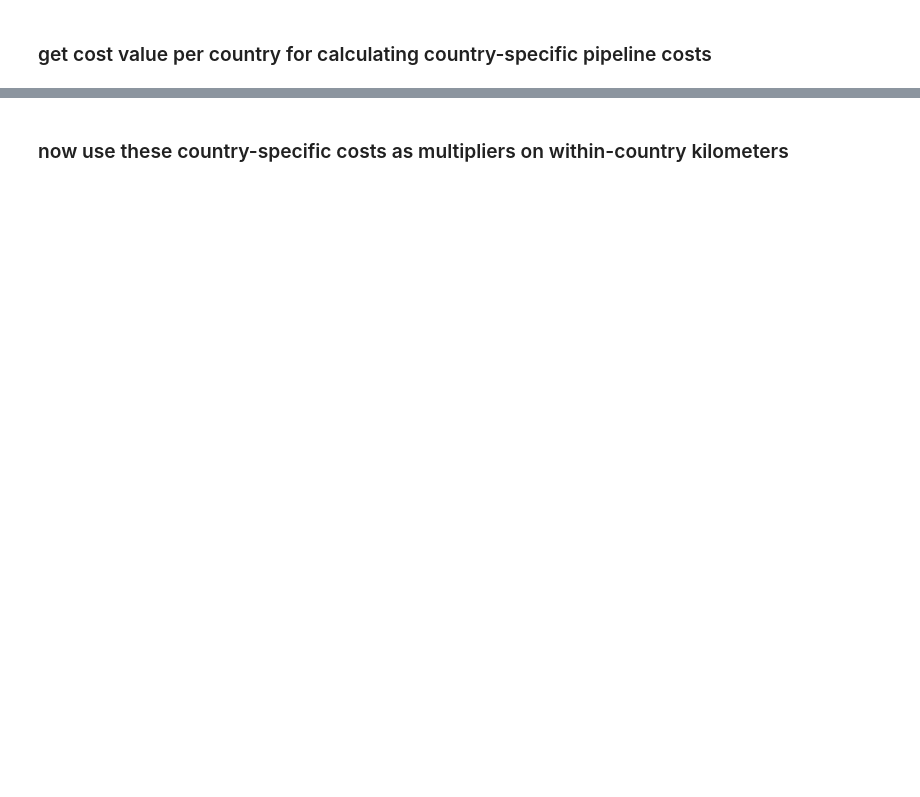
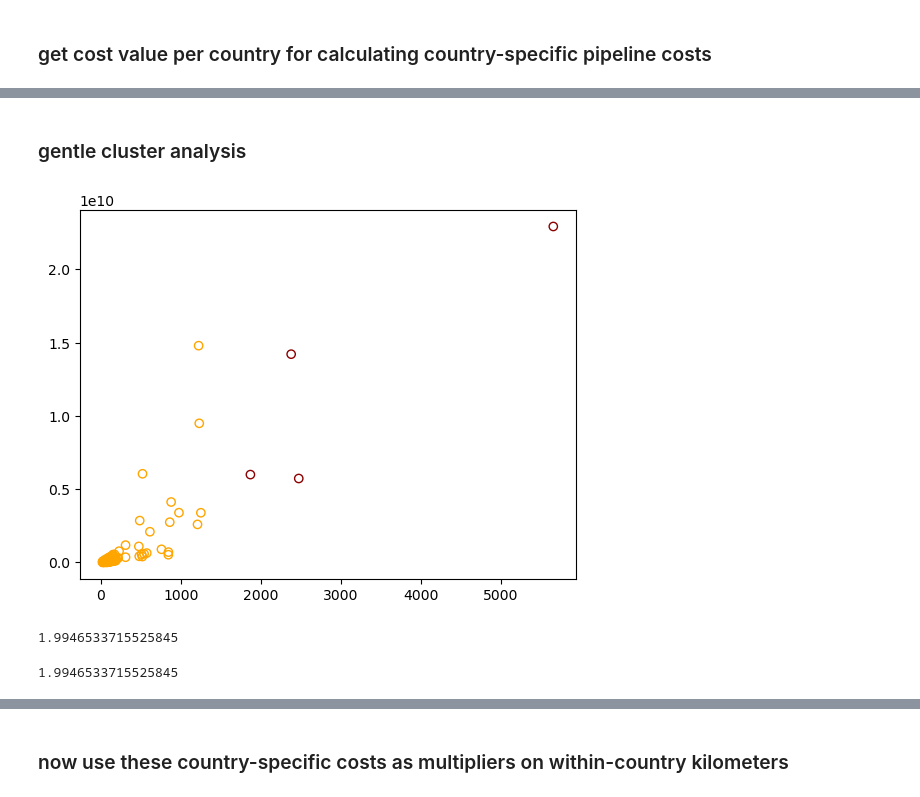
Before and after one commit to GlobalEnergyMonitor/GOIT-GGIT-research, a Jupyter notebook: europe-gas-report-2023/europe-gas-2023-research.ipynb, the cells around one changed output, grey strips where cells are left out. Cells and saved outputs as stored; diff of their text form; code cells hidden in the pictures; blank space fills up the shorter version.

Commit message:
updates for Euro gas tracker report

```diff
--- a/europe-gas-report-2023/europe-gas-2023-research.ipynb
+++ b/europe-gas-report-2023/europe-gas-2023-research.ipynb
@@ -66,3 +70,8 @@ country_ratios_df.loc[country_ratios_df.ProjectID.isin(
+# %%
+pipes_df_touse.loc[pipes_df_touse.PCI5=='yes','PipelineName'] += ' ' + double_dagger
+
+country_ratios_df_touse.loc[country_ratios_df_touse.ProjectID.isin(
+                pipes_df_touse[pipes_df_touse.PCI5=='yes']['ProjectID'].tolist()), 'PipelineName'] += ' '+double_dagger
 # %% [markdown]
 # cost estimates for EU 27 member states
 # %% [markdown]
@@ -185,0 +147,44 @@ country_level_pipeline_costs_df
+# %%
+pipes_df_toregress = pipes_df_touse.loc[(~pipes_df_touse.LengthKnownKm.isnull())&
+                                       (~pipes_df_touse.CostEuro.isnull())&
+                                       (pipes_df_touse.LengthKnownKm!=0)]
+
+# # look at the full global dataset
+# pipes_df_toregress = pipes_df_orig.loc[(~pipes_df_orig.LengthKnownKm.isnull())&
+#                                         (~pipes_df_orig.CostEuro.isnull())&
+#                                         (pipes_df_orig.LengthKnownKm!=0)]#&
+#                                         #(pipes_df_orig.LengthKnownKm>100)&
+#                                         #(pipes_df_orig.LengthKnownKm<1000)]
+# %% [markdown]
+### gentle cluster analysis
+# %%
+num_clusters = 2
+kmeans_cluster = sklearn.cluster.KMeans(n_clusters=num_clusters,
+                                        init='random',
+                                        n_init=10,
+                                        max_iter=300,
+                                        tol=1e-4,
+                                       random_state=42)
+
+km_fit = kmeans_cluster.fit_predict(X=pipes_df_toregress.LengthKnownKm.to_numpy().reshape(-1,1),
+                   y=pipes_df_toregress.CostEuro.to_numpy().reshape(-1,1))
+# %%
+colors=['darkred','orange','green','blue','purple']
+
+for i in range(num_clusters):
+    mp.scatter(pipes_df_toregress.LengthKnownKm.to_numpy().reshape(-1,1)[km_fit == i],
+               pipes_df_toregress.CostEuro.to_numpy().reshape(-1,1)[km_fit == i],
+               edgecolor=colors[i], color='None')
+
+#mp.xlim(0,1000)
+#mp.ylim(0,0.5e10)
+# mp.scatter(pipes_df_toregress.LengthKnownKm.to_numpy().reshape(-1,1)[km_fit == 2],
+#            pipes_df_toregress.CostEuro.to_numpy().reshape(-1,1)[km_fit == 2],
+#            color='slateblue', s=10)
+# %% [output]
+[figure, added]
+# %%
+pipes_df_toregress_dropdupes = pipes_df_toregress.drop_duplicates('CostEuroPerKm', keep='first')
+pipes_df_toregress_dropdupes.CostEuroPerKm.mean()/1e6
+# %% [output]
+1.9946533715525845
@@ -185,0 +211,5 @@ country_level_pipeline_costs_df
+# %%
+pipes_df_toregress_dropdupes = pipes_df_toregress.drop_duplicates('CostEuroPerKm', keep='first')
+pipes_df_toregress_dropdupes.CostEuroPerKm.mean()/1e6
+# %% [output]
+1.9946533715525845
```
Also changed, not shown: parts of 88 cells of this notebook, 1 other file.
